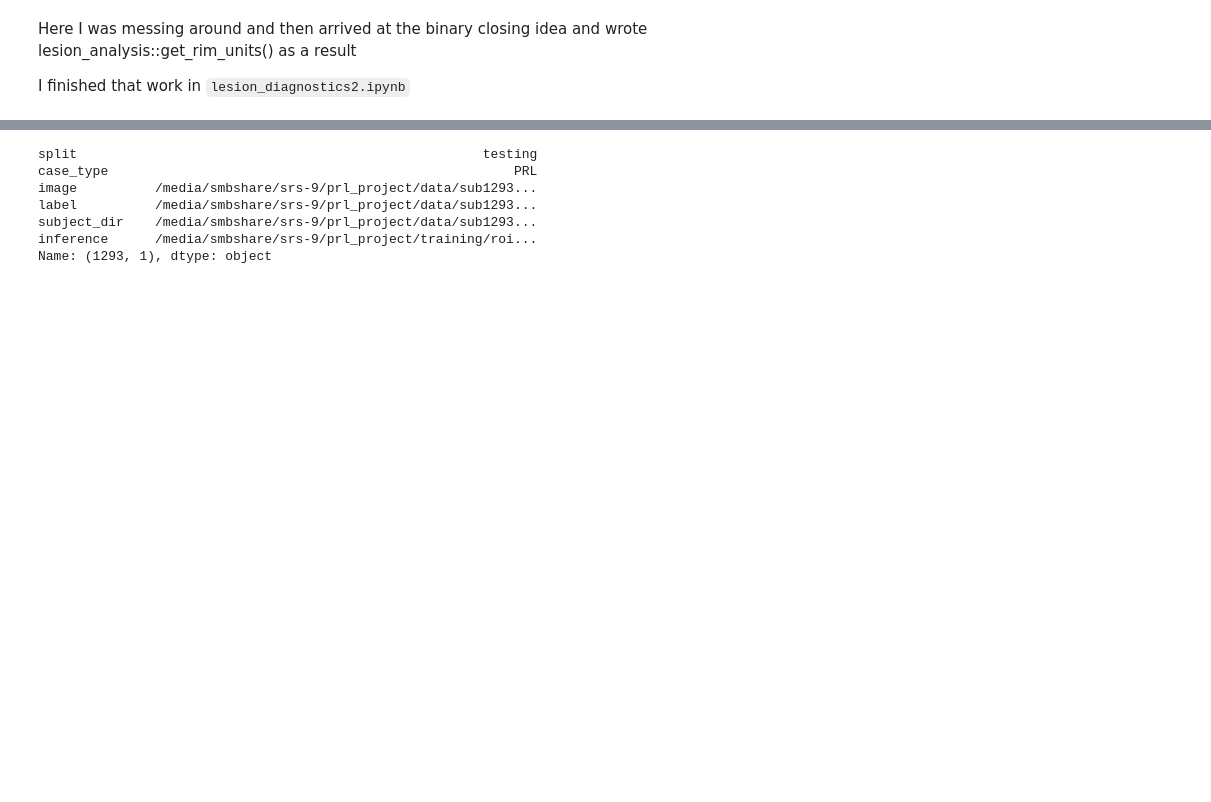
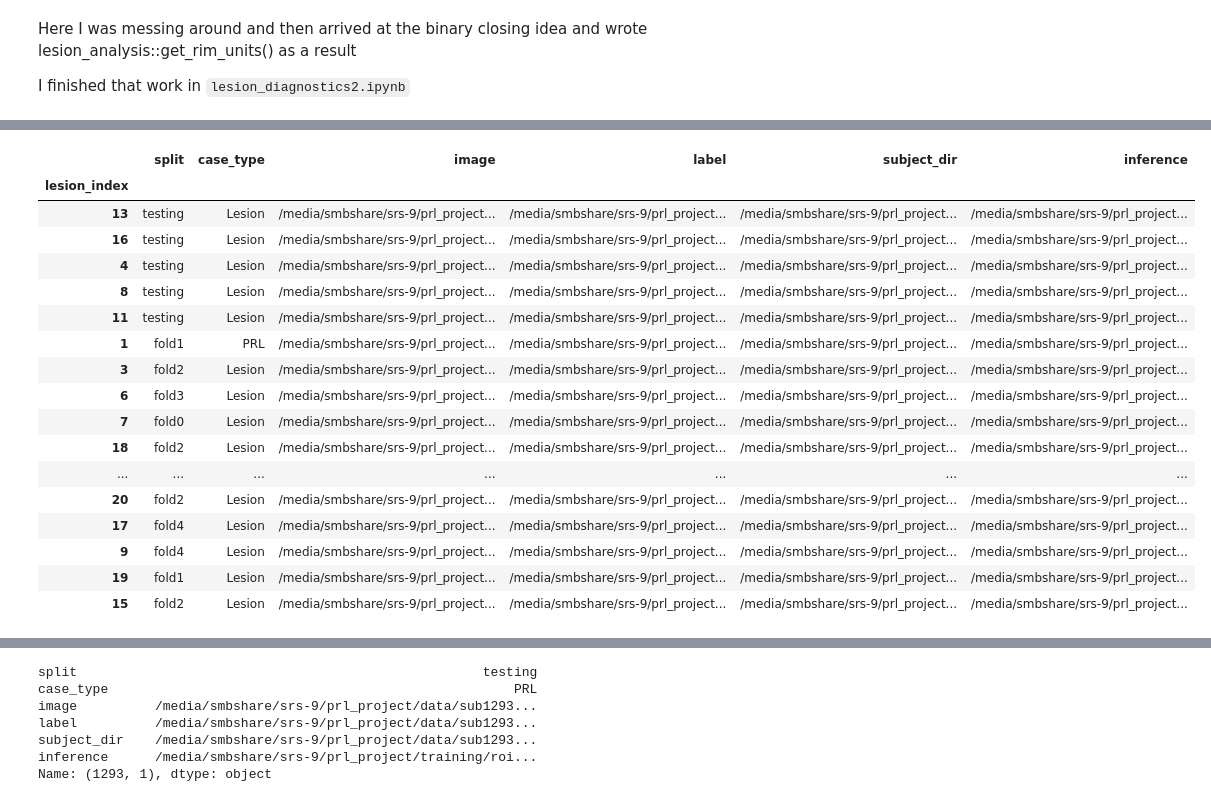
Before and after one commit to srs328/prl_project, a Jupyter notebook: notebooks/lesion_diagnostics.ipynb, the cells around one changed output, grey strips where cells are left out. Cells and saved outputs as stored; diff of their text form; code cells hidden in the pictures; blank space fills up the shorter version.

```diff
--- a/notebooks/lesion_diagnostics.ipynb
+++ b/notebooks/lesion_diagnostics.ipynb
@@ -146,6 +146,27 @@ labeled, n_components = ndimage.label(rim, structure=concomp_s)
 
 lesion = full_data[1]['lesion_infer']
 lesion_pmap = nib.load(experiment.cases.iloc[0].image.parent / f"lesion_pmap_{suffix}.nii.gz").get_fdata()
+# %%
+experiment.cases.loc[1396, :]
+# %% [output]
+|  | split | case_type | image | label | subject_dir | inference |
+| lesion_index |  |  |  |  |  |  |
+| 13 | testing | Lesion | /media/smbshare/srs-9/prl_project... | /media/smbshare/srs-9/prl_project... | /media/smbshare/srs-9/prl_project... | /media/smbshare/srs-9/prl_project... |
+| 16 | testing | Lesion | /media/smbshare/srs-9/prl_project... | /media/smbshare/srs-9/prl_project... | /media/smbshare/srs-9/prl_project... | /media/smbshare/srs-9/prl_project... |
+| 4 | testing | Lesion | /media/smbshare/srs-9/prl_project... | /media/smbshare/srs-9/prl_project... | /media/smbshare/srs-9/prl_project... | /media/smbshare/srs-9/prl_project... |
+| 8 | testing | Lesion | /media/smbshare/srs-9/prl_project... | /media/smbshare/srs-9/prl_project... | /media/smbshare/srs-9/prl_project... | /media/smbshare/srs-9/prl_project... |
+| 11 | testing | Lesion | /media/smbshare/srs-9/prl_project... | /media/smbshare/srs-9/prl_project... | /media/smbshare/srs-9/prl_project... | /media/smbshare/srs-9/prl_project... |
+| 1 | fold1 | PRL | /media/smbshare/srs-9/prl_project... | /media/smbshare/srs-9/prl_project... | /media/smbshare/srs-9/prl_project... | /media/smbshare/srs-9/prl_project... |
+| 3 | fold2 | Lesion | /media/smbshare/srs-9/prl_project... | /media/smbshare/srs-9/prl_project... | /media/smbshare/srs-9/prl_project... | /media/smbshare/srs-9/prl_project... |
+| 6 | fold3 | Lesion | /media/smbshare/srs-9/prl_project... | /media/smbshare/srs-9/prl_project... | /media/smbshare/srs-9/prl_project... | /media/smbshare/srs-9/prl_project... |
+| 7 | fold0 | Lesion | /media/smbshare/srs-9/prl_project... | /media/smbshare/srs-9/prl_project... | /media/smbshare/srs-9/prl_project... | /media/smbshare/srs-9/prl_project... |
+| 18 | fold2 | Lesion | /media/smbshare/srs-9/prl_project... | /media/smbshare/srs-9/prl_project... | /media/smbshare/srs-9/prl_project... | /media/smbshare/srs-9/prl_project... |
+| ... | ... | ... | ... | ... | ... | ... |
+| 20 | fold2 | Lesion | /media/smbshare/srs-9/prl_project... | /media/smbshare/srs-9/prl_project... | /media/smbshare/srs-9/prl_project... | /media/smbshare/srs-9/prl_project... |
+| 17 | fold4 | Lesion | /media/smbshare/srs-9/prl_project... | /media/smbshare/srs-9/prl_project... | /media/smbshare/srs-9/prl_project... | /media/smbshare/srs-9/prl_project... |
+| 9 | fold4 | Lesion | /media/smbshare/srs-9/prl_project... | /media/smbshare/srs-9/prl_project... | /media/smbshare/srs-9/prl_project... | /media/smbshare/srs-9/prl_project... |
+| 19 | fold1 | Lesion | /media/smbshare/srs-9/prl_project... | /media/smbshare/srs-9/prl_project... | /media/smbshare/srs-9/prl_project... | /media/smbshare/srs-9/prl_project... |
+| 15 | fold2 | Lesion | /media/smbshare/srs-9/prl_project... | /media/smbshare/srs-9/prl_project... | /media/smbshare/srs-9/prl_project... | /media/smbshare/srs-9/prl_project... |
 # %%
 z_plane = 31
 rim_plane = rim[:, :, z_plane]
```
Also changed, not shown: parts of 12 cells of this notebook, 15 other files.
